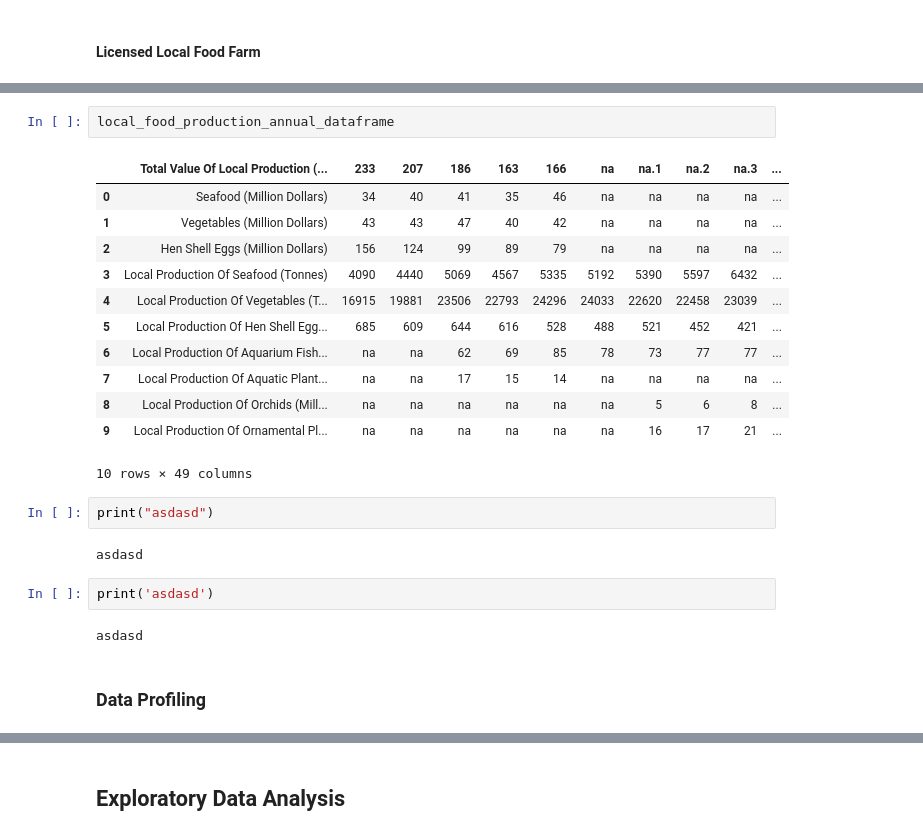
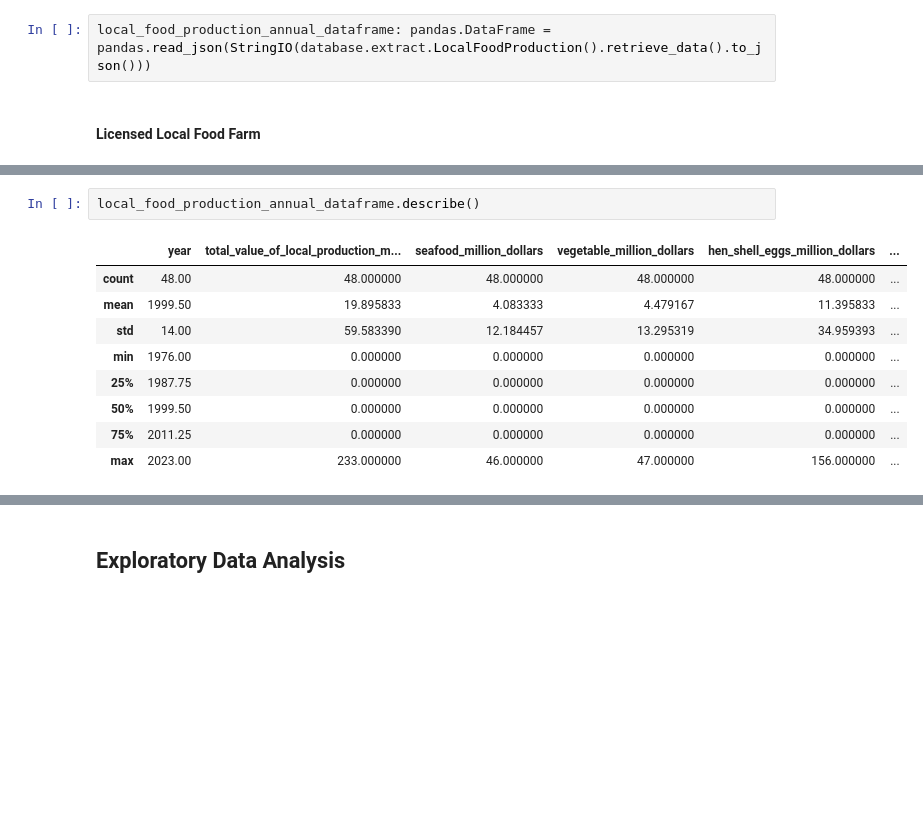
Before and after one commit to AngKokLeong/IPDS-CA2, a Jupyter notebook: report.ipynb, the cells around one changed output, grey strips where cells are left out. Cells and saved outputs as stored; diff of their text form; blank space fills up the shorter version.

```diff
--- a/report.ipynb
+++ b/report.ipynb
@@ -112,2 +67,4 @@ local_food_production_annual_dataframe: pandas.DataFrame = etl_processor.excel_f
+# %%
+local_food_production_annual_dataframe: pandas.DataFrame = pandas.read_json(StringIO(database.extract.LocalFoodProduction().retrieve_data().to_json()))
 # %% [markdown]
 #### Licensed Local Food Farm
@@ -123,25 +139,12 @@ etl_processor.excel_file_data_source.retrieve_data_for_licensed_local_food_farm(
 # %%
-local_food_production_annual_dataframe
+local_food_production_annual_dataframe.describe()
 # %% [output]
-|  | Total Value Of Local Production (... | 233 | 207 | 186 | 163 | 166 | na | na.1 | na.2 | na.3 | ... |
-| 0 | Seafood (Million Dollars) | 34 | 40 | 41 | 35 | 46 | na | na | na | na | ... |
-| 1 | Vegetables (Million Dollars) | 43 | 43 | 47 | 40 | 42 | na | na | na | na | ... |
-| 2 | Hen Shell Eggs (Million Dollars) | 156 | 124 | 99 | 89 | 79 | na | na | na | na | ... |
-| 3 | Local Production Of Seafood (Tonnes) | 4090 | 4440 | 5069 | 4567 | 5335 | 5192 | 5390 | 5597 | 6432 | ... |
-| 4 | Local Production Of Vegetables (T... | 16915 | 19881 | 23506 | 22793 | 24296 | 24033 | 22620 | 22458 | 23039 | ... |
-| 5 | Local Production Of Hen Shell Egg... | 685 | 609 | 644 | 616 | 528 | 488 | 521 | 452 | 421 | ... |
-| 6 | Local Production Of Aquarium Fish... | na | na | 62 | 69 | 85 | 78 | 73 | 77 | 77 | ... |
-| 7 | Local Production Of Aquatic Plant... | na | na | 17 | 15 | 14 | na | na | na | na | ... |
-| 8 | Local Production Of Orchids (Mill... | na | na | na | na | na | na | 5 | 6 | 8 | ... |
-| 9 | Local Production Of Ornamental Pl... | na | na | na | na | na | na | 16 | 17 | 21 | ... |
+|  | year | total_value_of_local_production_m... | seafood_million_dollars | vegetable_million_dollars | hen_shell_eggs_million_dollars | ... |
+| count | 48.00 | 48.000000 | 48.000000 | 48.000000 | 48.000000 | ... |
+| mean | 1999.50 | 19.895833 | 4.083333 | 4.479167 | 11.395833 | ... |
+| std | 14.00 | 59.583390 | 12.184457 | 13.295319 | 34.959393 | ... |
+| min | 1976.00 | 0.000000 | 0.000000 | 0.000000 | 0.000000 | ... |
+| 25% | 1987.75 | 0.000000 | 0.000000 | 0.000000 | 0.000000 | ... |
+| 50% | 1999.50 | 0.000000 | 0.000000 | 0.000000 | 0.000000 | ... |
+| 75% | 2011.25 | 0.000000 | 0.000000 | 0.000000 | 0.000000 | ... |
+| max | 2023.00 | 233.000000 | 46.000000 | 47.000000 | 156.000000 | ... |
-10 rows × 49 columns
-# %%
-print("asdasd")
-# %% [output]
-asdasd
-# %%
-print('asdasd')
-# %% [output]
-asdasd
-# %% [markdown]
-### Data Profiling
```
Also changed, not shown: parts of 118 cells of this notebook.
